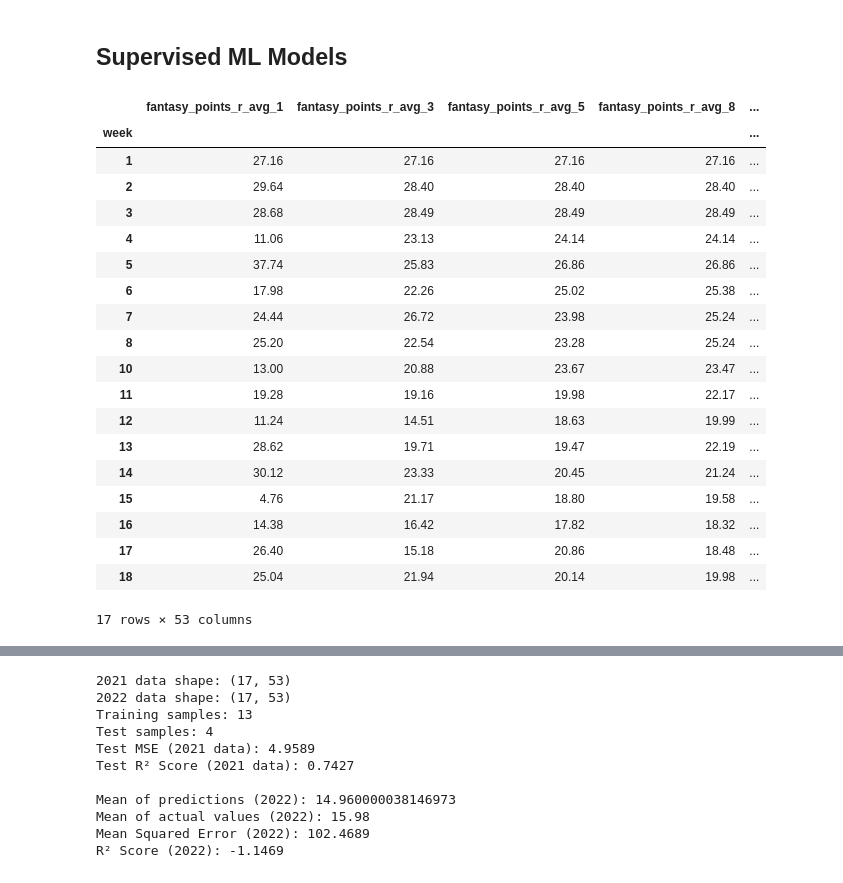
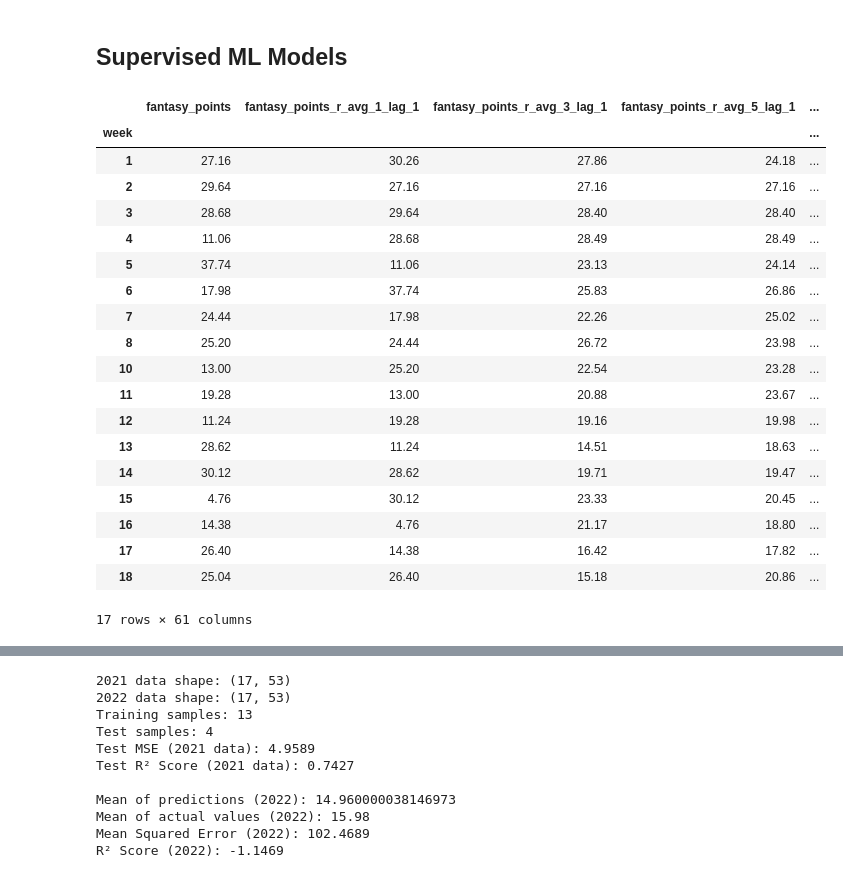
Before and after one commit to ryanapierce/fantasy-football-assistant, a Jupyter notebook: fantasy_football_assistant.ipynb, the cells around one changed output, grey strips where cells are left out. Saved outputs shown, nothing was run; the diff lists cells and outputs as text; code cells hidden in the pictures.

```diff
--- a/fantasy_football_assistant.ipynb
+++ b/fantasy_football_assistant.ipynb
@@ -1265,32 +1373,32 @@ ranked_te_df.sort_values('pca_based_rank').iloc[:, [*range(7), -4, -3, -2, -1]].
 ## Supervised ML Models
 # %%
 # Sanity Check - qb_rolling_df, 'player_name' = T.Brady, 'season' = 2021
-t_brady_2021 = qb_df[(qb_df['player_name'] == 'T.Brady') & (qb_df['season'] == 2021)]
+t_brady_2021 = qb_df_cleaned[(qb_df_cleaned['player_name'] == 'T.Brady') & (qb_df_cleaned['season'] == 2021)]
 # t_brady_2021.iloc[:, list(range(-15, 0))]
 
 # pivot table to see all rolling averages for T.Brady in 2021
-t_brady_2021_pivot = t_brady_2021.pivot_table(index=['week'], values=[col for col in t_brady_2021.columns if 'r_' in col])
+t_brady_2021_pivot = t_brady_2021.pivot_table(index=['week'], values=[col for col in t_brady_2021.columns if 'r_' in col or 'fantasy_points' in col], aggfunc='first')
 t_brady_2021_pivot
 # %% [output]
-|  | fantasy_points_r_avg_1 | fantasy_points_r_avg_3 | fantasy_points_r_avg_5 | fantasy_points_r_avg_8 | ... |
+|  | fantasy_points | fantasy_points_r_avg_1_lag_1 | fantasy_points_r_avg_3_lag_1 | fantasy_points_r_avg_5_lag_1 | ... |
 | week |  |  |  |  | ... |
-| 1 | 27.16 | 27.16 | 27.16 | 27.16 | ... |
-| 2 | 29.64 | 28.40 | 28.40 | 28.40 | ... |
-| 3 | 28.68 | 28.49 | 28.49 | 28.49 | ... |
-| 4 | 11.06 | 23.13 | 24.14 | 24.14 | ... |
-| 5 | 37.74 | 25.83 | 26.86 | 26.86 | ... |
-| 6 | 17.98 | 22.26 | 25.02 | 25.38 | ... |
-| 7 | 24.44 | 26.72 | 23.98 | 25.24 | ... |
-| 8 | 25.20 | 22.54 | 23.28 | 25.24 | ... |
-| 10 | 13.00 | 20.88 | 23.67 | 23.47 | ... |
-| 11 | 19.28 | 19.16 | 19.98 | 22.17 | ... |
-| 12 | 11.24 | 14.51 | 18.63 | 19.99 | ... |
-| 13 | 28.62 | 19.71 | 19.47 | 22.19 | ... |
-| 14 | 30.12 | 23.33 | 20.45 | 21.24 | ... |
-| 15 | 4.76 | 21.17 | 18.80 | 19.58 | ... |
-| 16 | 14.38 | 16.42 | 17.82 | 18.32 | ... |
-| 17 | 26.40 | 15.18 | 20.86 | 18.48 | ... |
-| 18 | 25.04 | 21.94 | 20.14 | 19.98 | ... |
+| 1 | 27.16 | 30.26 | 27.86 | 24.18 | ... |
+| 2 | 29.64 | 27.16 | 27.16 | 27.16 | ... |
+| 3 | 28.68 | 29.64 | 28.40 | 28.40 | ... |
+| 4 | 11.06 | 28.68 | 28.49 | 28.49 | ... |
+| 5 | 37.74 | 11.06 | 23.13 | 24.14 | ... |
+| 6 | 17.98 | 37.74 | 25.83 | 26.86 | ... |
+| 7 | 24.44 | 17.98 | 22.26 | 25.02 | ... |
+| 8 | 25.20 | 24.44 | 26.72 | 23.98 | ... |
+| 10 | 13.00 | 25.20 | 22.54 | 23.28 | ... |
+| 11 | 19.28 | 13.00 | 20.88 | 23.67 | ... |
+| 12 | 11.24 | 19.28 | 19.16 | 19.98 | ... |
+| 13 | 28.62 | 11.24 | 14.51 | 18.63 | ... |
+| 14 | 30.12 | 28.62 | 19.71 | 19.47 | ... |
+| 15 | 4.76 | 30.12 | 23.33 | 20.45 | ... |
+| 16 | 14.38 | 4.76 | 21.17 | 18.80 | ... |
+| 17 | 26.40 | 14.38 | 16.42 | 17.82 | ... |
+| 18 | 25.04 | 26.40 | 15.18 | 20.86 | ... |
-17 rows × 53 columns
+17 rows × 61 columns
 # %%
 # Get Tom Brady 2022 data
```
Also changed, not shown: parts of 46 cells of this notebook.
